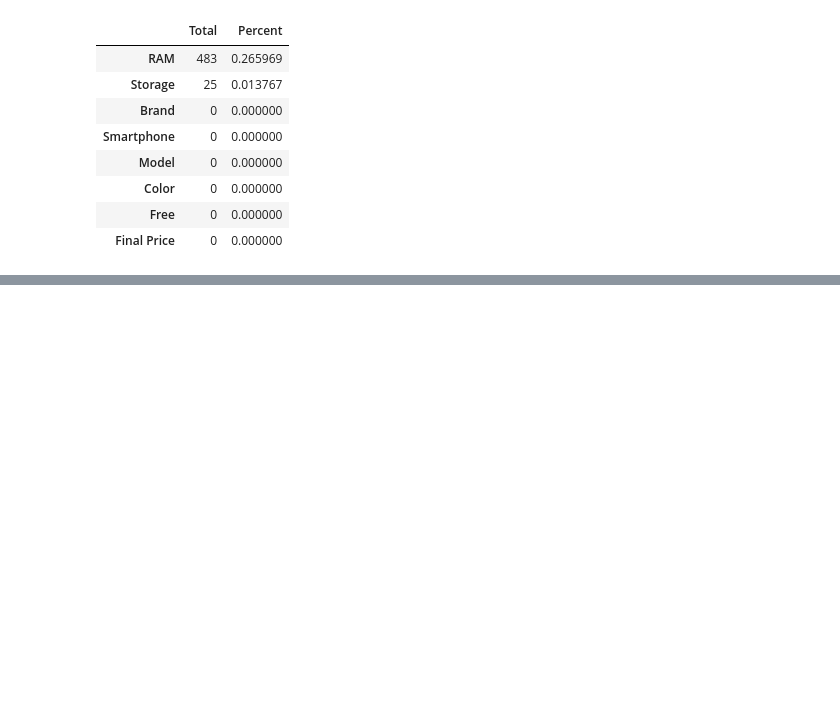
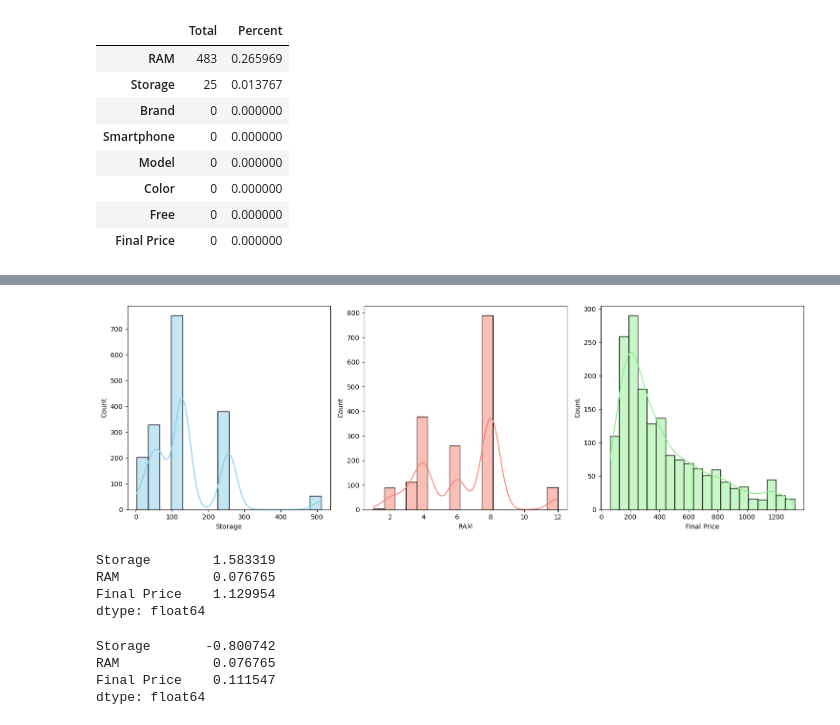
Before and after one commit to carmele9/smathphone_price, a Jupyter notebook: preprocessing/preprocessing.ipynb, the cells around one changed output, grey strips where cells are left out. Saved outputs shown, nothing was run; the diff lists cells and outputs as text; code cells hidden in the pictures; blank space fills up the shorter version.

```diff
--- a/preprocessing/preprocessing.ipynb
+++ b/preprocessing/preprocessing.ipynb
@@ -131,0 +138,9 @@ memory usage: 113.6 KB
+# %%
+# Removing outliers using IQR method
+Q1 = dataset[["Storage", "Final Price"]].quantile(0.25)
+Q3 = dataset[["Storage", "Final Price"]].quantile(0.75)
+IQR = Q3 - Q1
+lower_bound = Q1 - 1.5 * IQR
+upper_bound = Q3 + 1.5 * IQR
+dataset = dataset[~((dataset[["Storage", "Final Price"]] < lower_bound) | (dataset[["Storage", "Final Price"]] > upper_bound)).any(axis=1)]
+dataset.info()
@@ -131,0 +163,30 @@ memory usage: 113.6 KB
+# %%
+# Understanding if the data is skewed or not using histograms
+plt.figure(figsize=(15, 5))
+plt.subplot(1, 3, 1)
+sns.histplot(dataset["Storage"], kde=True, color="skyblue")
+plt.subplot(1, 3, 2)
+sns.histplot(dataset["RAM"], kde=True, color="salmon")
+plt.subplot(1, 3, 3)
+sns.histplot(dataset["Final Price"], kde=True, color="lightgreen")
+plt.tight_layout()
+plt.show()
+# %% [output]
+[figure, added]
+# %%
+dataset[["Storage", "RAM", "Final Price"]].skew()
+# %% [output]
+Storage        1.583319
+RAM            0.076765
+Final Price    1.129954
+dtype: float64
+# %%
+# Managing the skewness of the data using log transformation
+dataset["Final Price"] = np.log1p(dataset["Final Price"])
+dataset["Storage"] = np.log1p(dataset["Storage"])
+dataset[["Storage", "RAM", "Final Price"]].skew()
+# %% [output]
+Storage       -0.800742
+RAM            0.076765
+Final Price    0.111547
+dtype: float64
```
Also changed, not shown: parts of 16 cells of this notebook, 2 other files.
